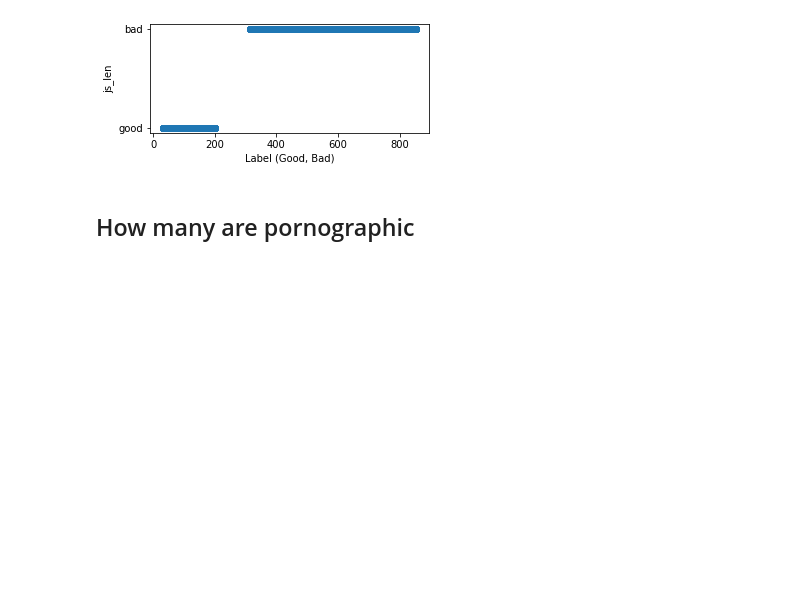
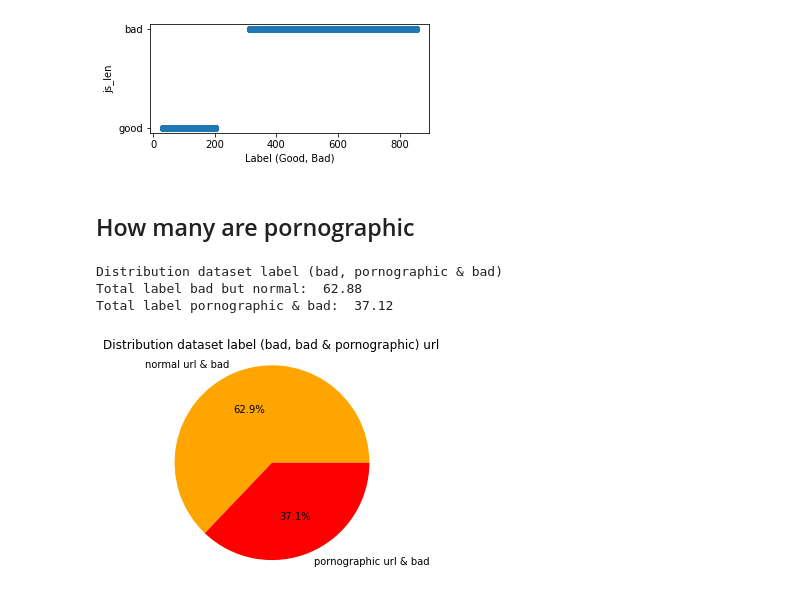
Before and after one commit to rikp777/stat_project, a Jupyter notebook: stat_project.ipynb, the cells around one changed output. Drawn from its saved outputs; the diff is of its cells as text; code cells hidden in the pictures; blank space fills up the shorter version.

```diff
--- a/stat_project.ipynb
+++ b/stat_project.ipynb
@@ -174,21 +188,26 @@ Text(0, 0.5, 'js_len')
 # %%
 # Filter words to identify pornographic urls
 bad_words = ['adult', 'porn', 'ass', 'tits', 'xxx', 'dildo', 'naked', 'sex', 'slave', 'naughty', 'fetish',
                  'hardcore', 'escort', 'sluts', 'pussy', 'porno', 'eroti']
 df_bad_filtered = df_bad[~df_bad.url.str.contains('|'.join(bad_words)).groupby(level=0).any()]
 total_label_bad_porn = 100 - (len(df_bad_filtered) / len(df_bad) * 100)
 total_label_bad = len(df_bad_filtered) / len(df_bad) * 100
-distribution_percentage_label = total_label_bad_porn, total_label_bad
+distribution_percentage_label_bad = total_label_bad, total_label_bad_porn
 
 # region  Distribution
 print("Distribution dataset label (bad, pornographic & bad)")
 print("Total label bad but normal: ", str(round(total_label_bad, 2)))
 print("Total label pornographic & bad: ", str(round(total_label_bad_porn, 2)))
 
 labels = 'normal url & bad', 'pornographic url & bad'
-colors = ['red', 'orange']
-plt.pie(distribution_percentage_label, labels=labels, autopct='%1.1f%%', colors=colors)
+colors = ['orange', 'red']
+plt.pie(distribution_percentage_label_bad, labels=labels, autopct='%1.1f%%', colors=colors)
 plt.title('Distribution dataset label (bad, bad & pornographic) url')
 plt.axis('equal')
 plt.show()
+# %% [output]
+Distribution dataset label (bad, pornographic & bad)
+Total label bad but normal:  62.88
+Total label pornographic & bad:  37.12
+[figure, added]
 # %%
```
Also changed, not shown: parts of 16 cells of this notebook, 5 other files.
